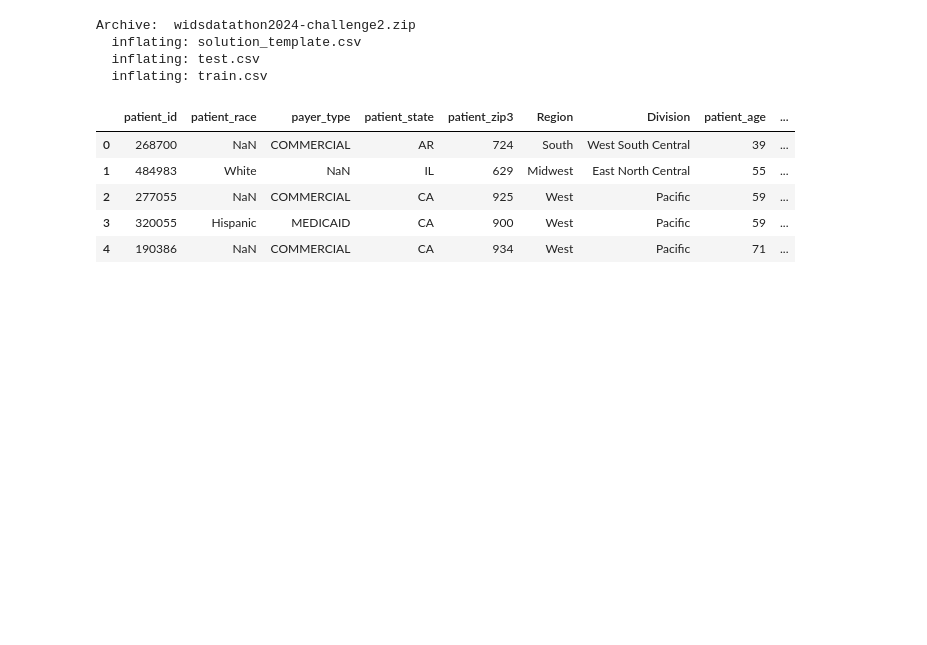
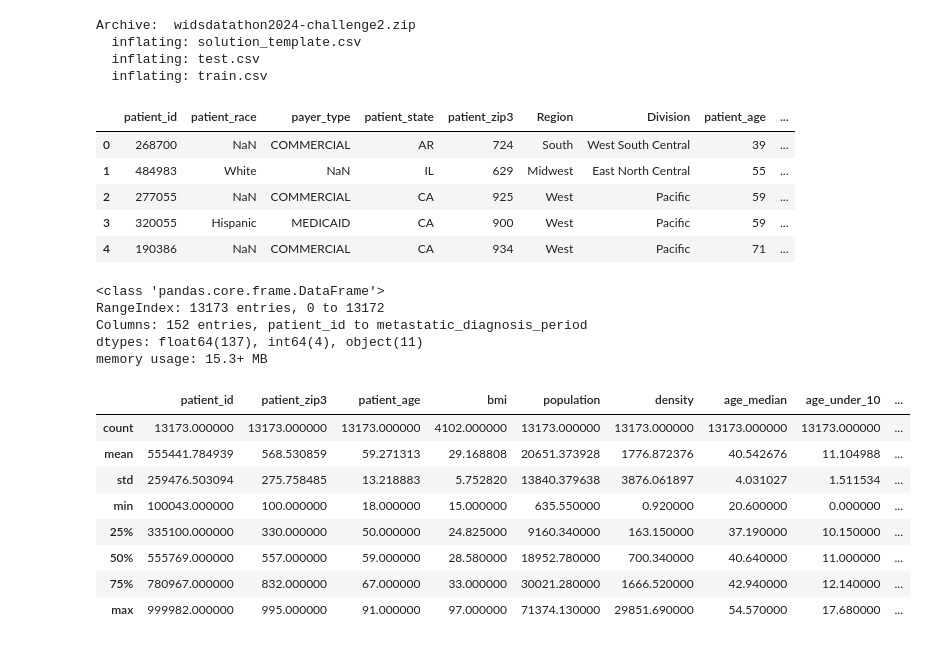
Before and after one commit to Chaitanya-surisetty/DataComp, a Jupyter notebook: TestFile.ipynb, the cells around one changed output. Drawn from its saved outputs; the diff is of its cells as text; code cells hidden in the pictures; blank space fills up the shorter version.

```diff
--- a/TestFile.ipynb
+++ b/TestFile.ipynb
@@ -73,3 +70,23 @@ newData.head()
 | 2 | 277055 | NaN | COMMERCIAL | CA | 925 | West | Pacific | 59 | ... |
 | 3 | 320055 | Hispanic | MEDICAID | CA | 900 | West | Pacific | 59 | ... |
 | 4 | 190386 | NaN | COMMERCIAL | CA | 934 | West | Pacific | 71 | ... |
+# %%
+newData.info()
+# %% [output]
+<class 'pandas.core.frame.DataFrame'>
+RangeIndex: 13173 entries, 0 to 13172
+Columns: 152 entries, patient_id to metastatic_diagnosis_period
+dtypes: float64(137), int64(4), object(11)
+memory usage: 15.3+ MB
+# %%
+newData.describe()
+# %% [output]
+|  | patient_id | patient_zip3 | patient_age | bmi | population | density | age_median | age_under_10 | ... |
+| count | 13173.000000 | 13173.000000 | 13173.000000 | 4102.000000 | 13173.000000 | 13173.000000 | 13173.000000 | 13173.000000 | ... |
+| mean | 555441.784939 | 568.530859 | 59.271313 | 29.168808 | 20651.373928 | 1776.872376 | 40.542676 | 11.104988 | ... |
+| std | 259476.503094 | 275.758485 | 13.218883 | 5.752820 | 13840.379638 | 3876.061897 | 4.031027 | 1.511534 | ... |
+| min | 100043.000000 | 100.000000 | 18.000000 | 15.000000 | 635.550000 | 0.920000 | 20.600000 | 0.000000 | ... |
+| 25% | 335100.000000 | 330.000000 | 50.000000 | 24.825000 | 9160.340000 | 163.150000 | 37.190000 | 10.150000 | ... |
+| 50% | 555769.000000 | 557.000000 | 59.000000 | 28.580000 | 18952.780000 | 700.340000 | 40.640000 | 11.000000 | ... |
+| 75% | 780967.000000 | 832.000000 | 67.000000 | 33.000000 | 30021.280000 | 1666.520000 | 42.940000 | 12.140000 | ... |
+| max | 999982.000000 | 995.000000 | 91.000000 | 97.000000 | 71374.130000 | 29851.690000 | 54.570000 | 17.680000 | ... |
```
Also changed, not shown: parts of 6 cells of this notebook.
